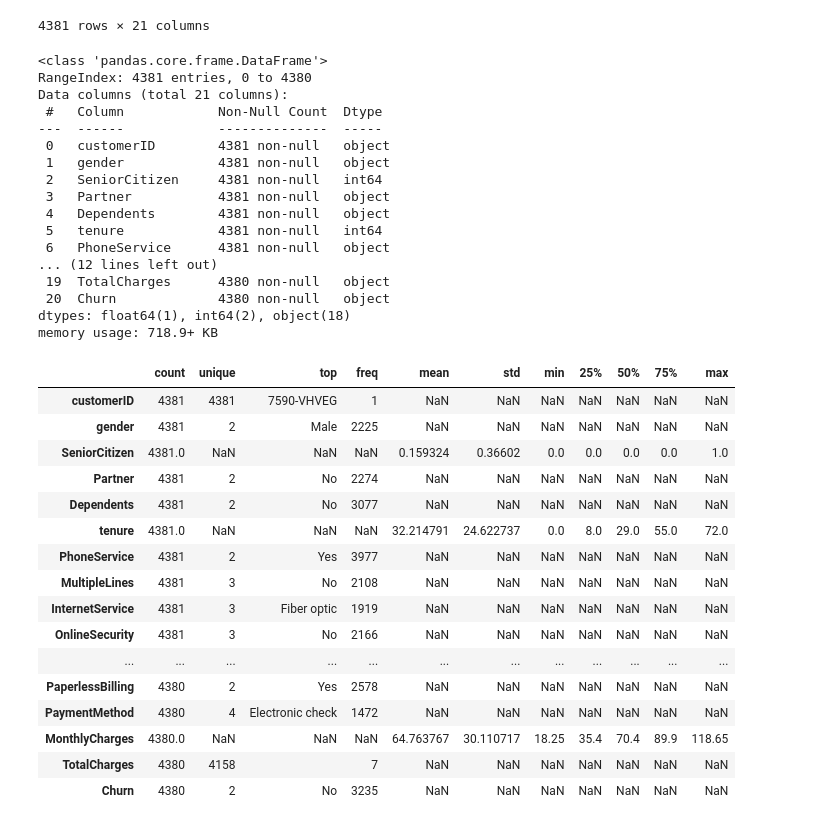
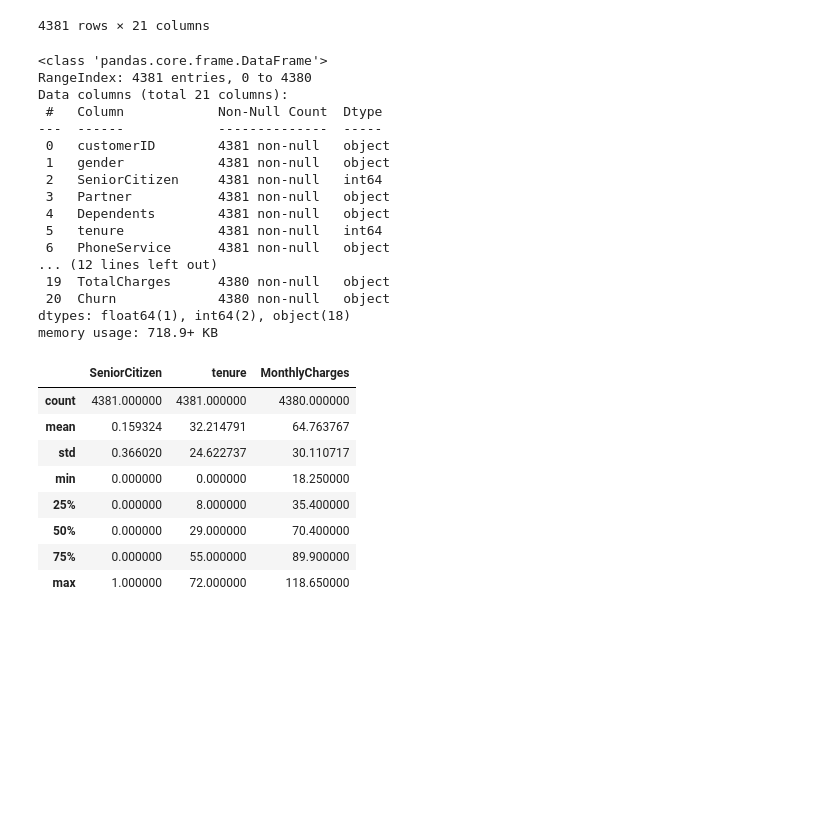
Before and after one commit to MohamedBOUKHALI/churn_prediction_project, a Jupyter notebook: EDA.ipynb, the cells around one changed output. Saved outputs shown, nothing was run; the diff lists cells and outputs as text; code cells hidden in the pictures; blank space fills up the shorter version.

```diff
--- a/EDA.ipynb
+++ b/EDA.ipynb
@@ -19,39 +19,31 @@ df
 4381 rows × 21 columns
 # %%
 df.info()
-df.describe(include='all').T
+df.describe()
 # %% [output]
 <class 'pandas.core.frame.DataFrame'>
 RangeIndex: 4381 entries, 0 to 4380
 Data columns (total 21 columns):
  #   Column            Non-Null Count  Dtype
 ---  ------            --------------  -----
  0   customerID        4381 non-null   object
  1   gender            4381 non-null   object
  2   SeniorCitizen     4381 non-null   int64
  3   Partner           4381 non-null   object
  4   Dependents        4381 non-null   object
  5   tenure            4381 non-null   int64
  6   PhoneService      4381 non-null   object
 ... (12 lines left out)
  19  TotalCharges      4380 non-null   object
  20  Churn             4380 non-null   object
 dtypes: float64(1), int64(2), object(18)
 memory usage: 718.9+ KB
-|  | count | unique | top | freq | mean | std | min | 25% | 50% | 75% | max |
-| customerID | 4381 | 4381 | 7590-VHVEG | 1 | NaN | NaN | NaN | NaN | NaN | NaN | NaN |
-| gender | 4381 | 2 | Male | 2225 | NaN | NaN | NaN | NaN | NaN | NaN | NaN |
-| SeniorCitizen | 4381.0 | NaN | NaN | NaN | 0.159324 | 0.36602 | 0.0 | 0.0 | 0.0 | 0.0 | 1.0 |
-| Partner | 4381 | 2 | No | 2274 | NaN | NaN | NaN | NaN | NaN | NaN | NaN |
-| Dependents | 4381 | 2 | No | 3077 | NaN | NaN | NaN | NaN | NaN | NaN | NaN |
-| tenure | 4381.0 | NaN | NaN | NaN | 32.214791 | 24.622737 | 0.0 | 8.0 | 29.0 | 55.0 | 72.0 |
-| PhoneService | 4381 | 2 | Yes | 3977 | NaN | NaN | NaN | NaN | NaN | NaN | NaN |
-| MultipleLines | 4381 | 3 | No | 2108 | NaN | NaN | NaN | NaN | NaN | NaN | NaN |
-| InternetService | 4381 | 3 | Fiber optic | 1919 | NaN | NaN | NaN | NaN | NaN | NaN | NaN |
-| OnlineSecurity | 4381 | 3 | No | 2166 | NaN | NaN | NaN | NaN | NaN | NaN | NaN |
-| ... | ... | ... | ... | ... | ... | ... | ... | ... | ... | ... | ... |
-| PaperlessBilling | 4380 | 2 | Yes | 2578 | NaN | NaN | NaN | NaN | NaN | NaN | NaN |
-| PaymentMethod | 4380 | 4 | Electronic check | 1472 | NaN | NaN | NaN | NaN | NaN | NaN | NaN |
-| MonthlyCharges | 4380.0 | NaN | NaN | NaN | 64.763767 | 30.110717 | 18.25 | 35.4 | 70.4 | 89.9 | 118.65 |
-| TotalCharges | 4380 | 4158 |  | 7 | NaN | NaN | NaN | NaN | NaN | NaN | NaN |
-| Churn | 4380 | 2 | No | 3235 | NaN | NaN | NaN | NaN | NaN | NaN | NaN |
+|  | SeniorCitizen | tenure | MonthlyCharges |
+| count | 4381.000000 | 4381.000000 | 4380.000000 |
+| mean | 0.159324 | 32.214791 | 64.763767 |
+| std | 0.366020 | 24.622737 | 30.110717 |
+| min | 0.000000 | 0.000000 | 18.250000 |
+| 25% | 0.000000 | 8.000000 | 35.400000 |
+| 50% | 0.000000 | 29.000000 | 70.400000 |
+| 75% | 0.000000 | 55.000000 | 89.900000 |
+| max | 1.000000 | 72.000000 | 118.650000 |
```
Also changed, not shown: parts of 6 cells of this notebook.
